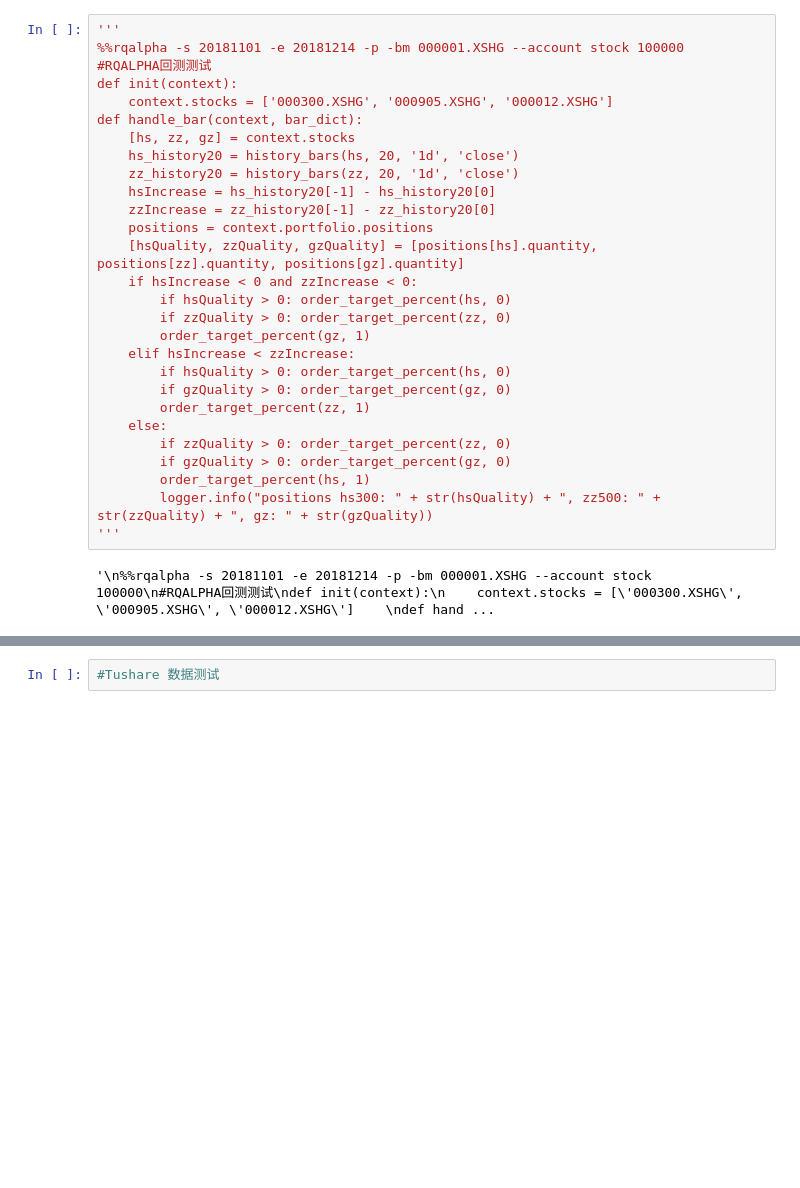
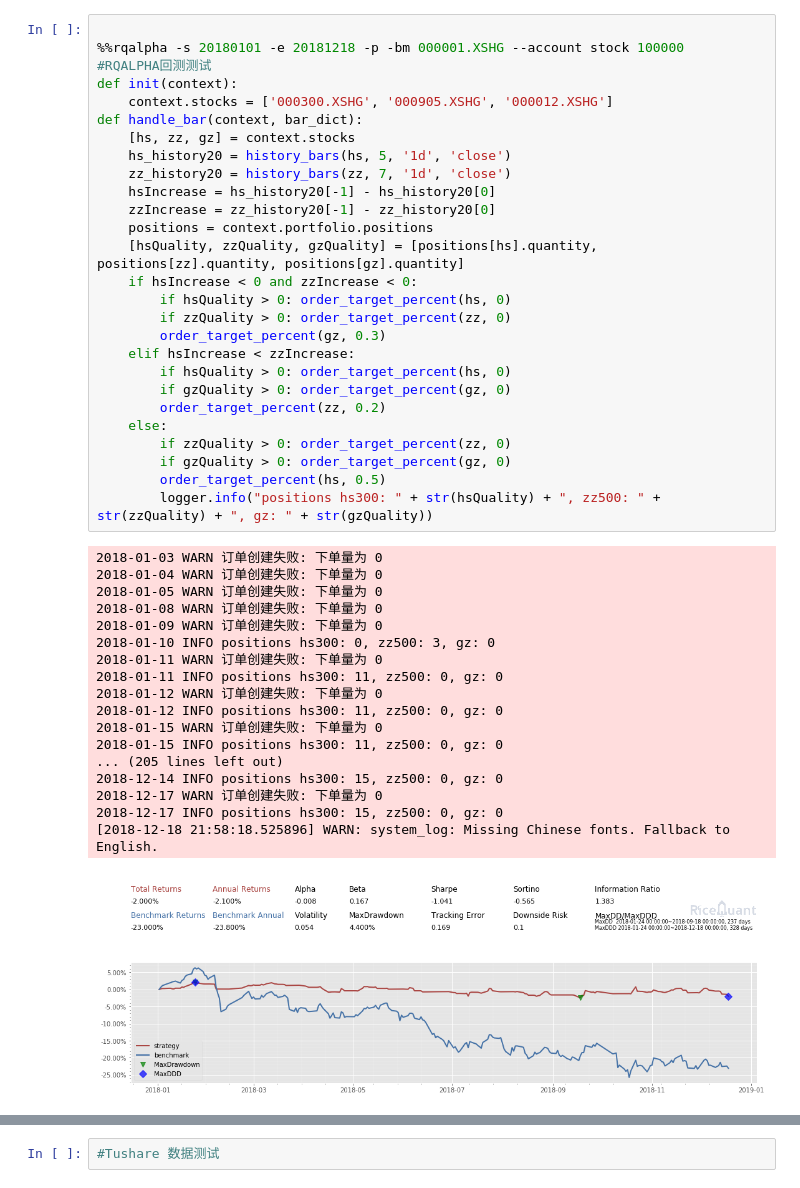
Before and after one commit to pm58/notebook, a Jupyter notebook: 跨平台量化环境测试+Rqalpha+Tushare+Quantaxis+Funcat+Hikyuu+Abu+Kivy.ipynb, the cells around one changed output, grey strips where cells are left out. Cells and saved outputs as stored; diff of their text form; blank space fills up the shorter version.

```diff
--- a/跨平台量化环境测试+Rqalpha+Tushare+Quantaxis+Funcat+Hikyuu+Abu+Kivy.ipynb
+++ b/跨平台量化环境测试+Rqalpha+Tushare+Quantaxis+Funcat+Hikyuu+Abu+Kivy.ipynb
@@ -67,33 +66,49 @@ print ("设定选股结束日 open_end_date=",open_end_date) #当日时间格式
 # %%
-'''
-%%rqalpha -s 20181101 -e 20181214 -p -bm 000001.XSHG --account stock 100000
+
+%%rqalpha -s 20180101 -e 20181218 -p -bm 000001.XSHG --account stock 100000
 #RQALPHA回测测试
 def init(context):
     context.stocks = ['000300.XSHG', '000905.XSHG', '000012.XSHG']
 def handle_bar(context, bar_dict):
     [hs, zz, gz] = context.stocks
-    hs_history20 = history_bars(hs, 20, '1d', 'close')
-    zz_history20 = history_bars(zz, 20, '1d', 'close')
+    hs_history20 = history_bars(hs, 5, '1d', 'close')
+    zz_history20 = history_bars(zz, 7, '1d', 'close')
     hsIncrease = hs_history20[-1] - hs_history20[0]
     zzIncrease = zz_history20[-1] - zz_history20[0]
     positions = context.portfolio.positions
     [hsQuality, zzQuality, gzQuality] = [positions[hs].quantity, positions[zz].quantity, positions[gz].quantity]
     if hsIncrease < 0 and zzIncrease < 0:
         if hsQuality > 0: order_target_percent(hs, 0)
         if zzQuality > 0: order_target_percent(zz, 0)
-        order_target_percent(gz, 1)
+        order_target_percent(gz, 0.3)
     elif hsIncrease < zzIncrease:
         if hsQuality > 0: order_target_percent(hs, 0)
         if gzQuality > 0: order_target_percent(gz, 0)
-        order_target_percent(zz, 1)
+        order_target_percent(zz, 0.2)
     else:
         if zzQuality > 0: order_target_percent(zz, 0)
         if gzQuality > 0: order_target_percent(gz, 0)
-        order_target_percent(hs, 1)
+        order_target_percent(hs, 0.5)
         logger.info("positions hs300: " + str(hsQuality) + ", zz500: " + str(zzQuality) + ", gz: " + str(gzQuality))
-'''
 # %% [output]
-'\n%%rqalpha -s 20181101 -e 20181214 -p -bm 000001.XSHG --account stock 100000\n#RQALPHA回测测试\ndef init(context):\n    context.stocks = [\'000300.XSHG\', \'000905.XSHG\', \'000012.XSHG\']    \ndef hand ...
+2018-01-03 WARN 订单创建失败: 下单量为 0
+2018-01-04 WARN 订单创建失败: 下单量为 0
+2018-01-05 WARN 订单创建失败: 下单量为 0
+2018-01-08 WARN 订单创建失败: 下单量为 0
+2018-01-09 WARN 订单创建失败: 下单量为 0
+2018-01-10 INFO positions hs300: 0, zz500: 3, gz: 0
+2018-01-11 WARN 订单创建失败: 下单量为 0
+2018-01-11 INFO positions hs300: 11, zz500: 0, gz: 0
+2018-01-12 WARN 订单创建失败: 下单量为 0
+2018-01-12 INFO positions hs300: 11, zz500: 0, gz: 0
+2018-01-15 WARN 订单创建失败: 下单量为 0
+2018-01-15 INFO positions hs300: 11, zz500: 0, gz: 0
+... (205 lines left out)
+2018-12-14 INFO positions hs300: 15, zz500: 0, gz: 0
+2018-12-17 WARN 订单创建失败: 下单量为 0
+2018-12-17 INFO positions hs300: 15, zz500: 0, gz: 0
+[2018-12-18 21:58:18.525896] WARN: system_log: Missing Chinese fonts. Fallback to English.
+[figure, added]
 # %%
 #funcat回测测试
 config = {
```
Also changed, not shown: parts of 13 cells of this notebook.
